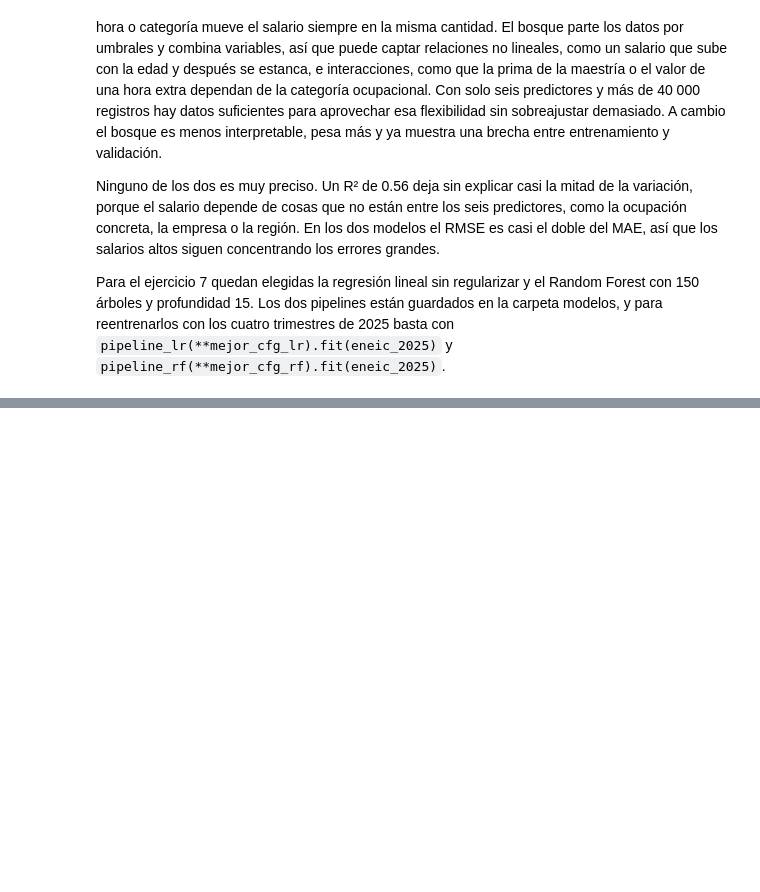
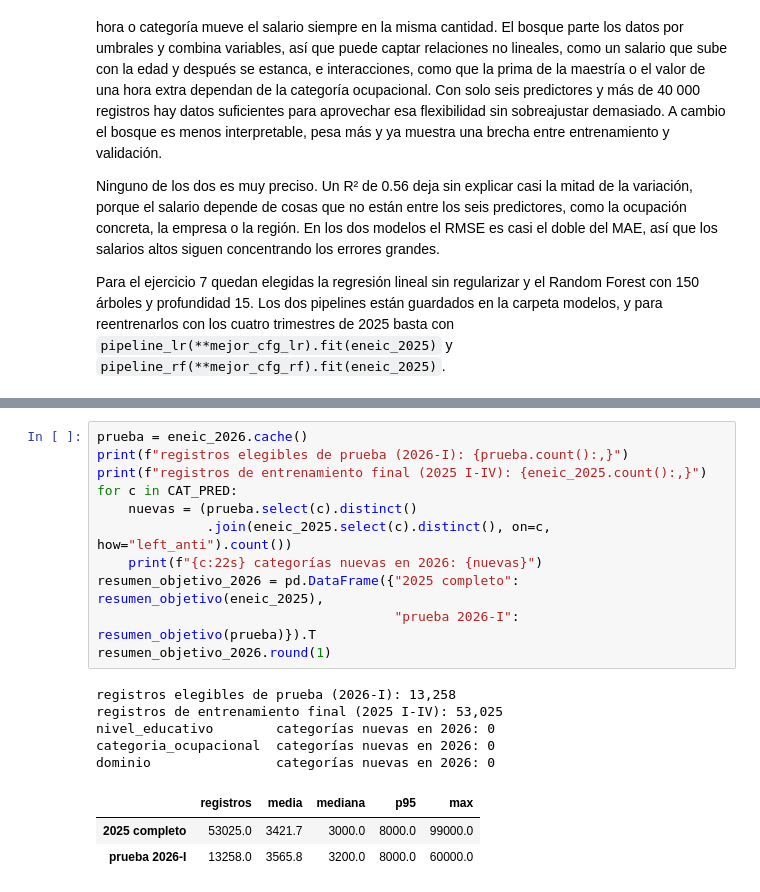
Before and after one commit to Fercho1118/Lab7_DS, a Jupyter notebook: notebooks/lab7.ipynb, the cells around one changed output, grey strips where cells are left out. Drawn from its saved outputs; the diff is of its cells as text; blank space fills up the shorter version.

```diff
--- a/notebooks/lab7.ipynb
+++ b/notebooks/lab7.ipynb
@@ -1734,0 +1747,20 @@ reentrenarlos con los cuatro trimestres de 2025 basta con
+# %%
+prueba = eneic_2026.cache()
+print(f"registros elegibles de prueba (2026-I): {prueba.count():,}")
+print(f"registros de entrenamiento final (2025 I-IV): {eneic_2025.count():,}")
+for c in CAT_PRED:
+    nuevas = (prueba.select(c).distinct()
+              .join(eneic_2025.select(c).distinct(), on=c, how="left_anti").count())
+    print(f"{c:22s} categorías nuevas en 2026: {nuevas}")
+resumen_objetivo_2026 = pd.DataFrame({"2025 completo": resumen_objetivo(eneic_2025),
+                                      "prueba 2026-I": resumen_objetivo(prueba)}).T
+resumen_objetivo_2026.round(1)
+# %% [output]
+registros elegibles de prueba (2026-I): 13,258
+registros de entrenamiento final (2025 I-IV): 53,025
+nivel_educativo        categorías nuevas en 2026: 0
+categoria_ocupacional  categorías nuevas en 2026: 0
+dominio                categorías nuevas en 2026: 0
+|  | registros | media | mediana | p95 | max |
+| 2025 completo | 53025.0 | 3421.7 | 3000.0 | 8000.0 | 99000.0 |
+| prueba 2026-I | 13258.0 | 3565.8 | 3200.0 | 8000.0 | 60000.0 |
```
Also changed, not shown: parts of 6 cells of this notebook.
